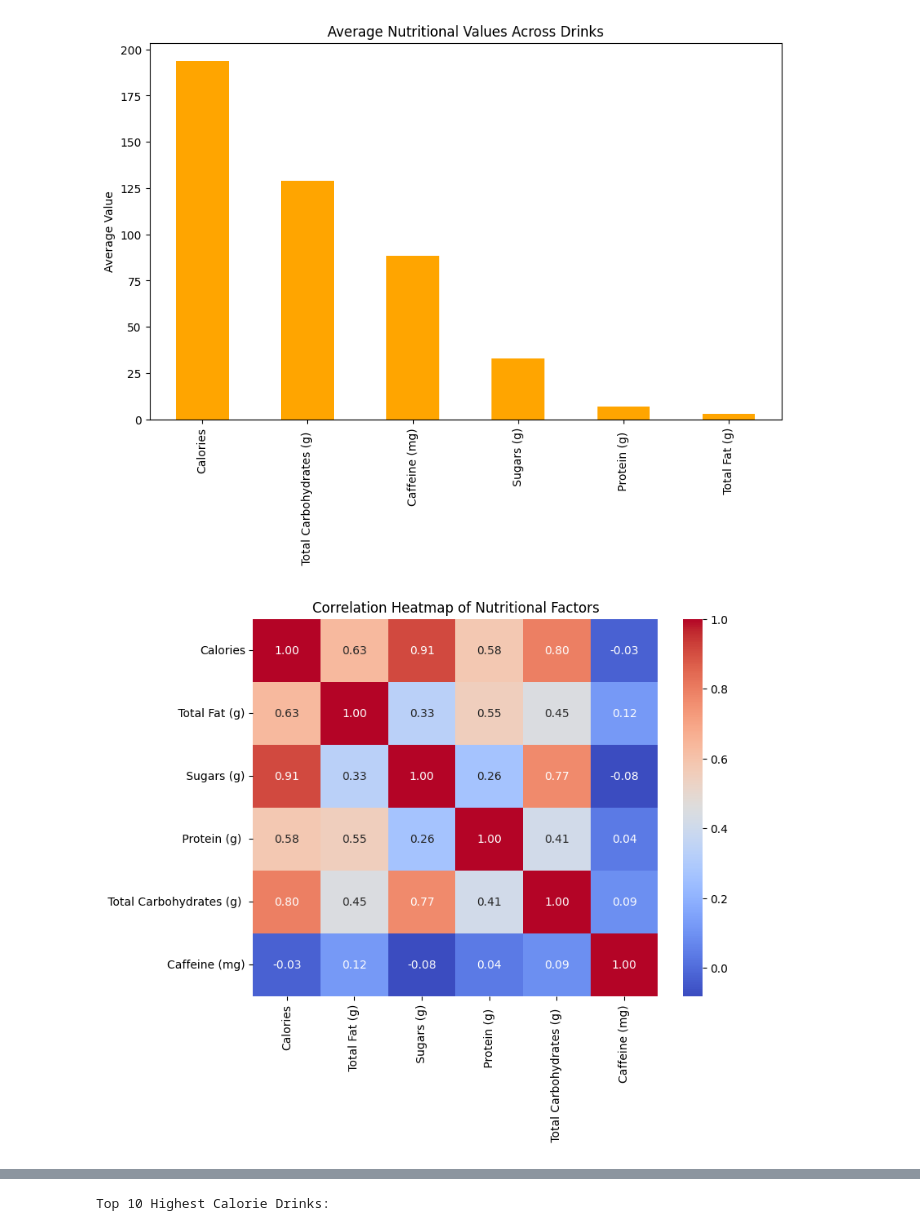
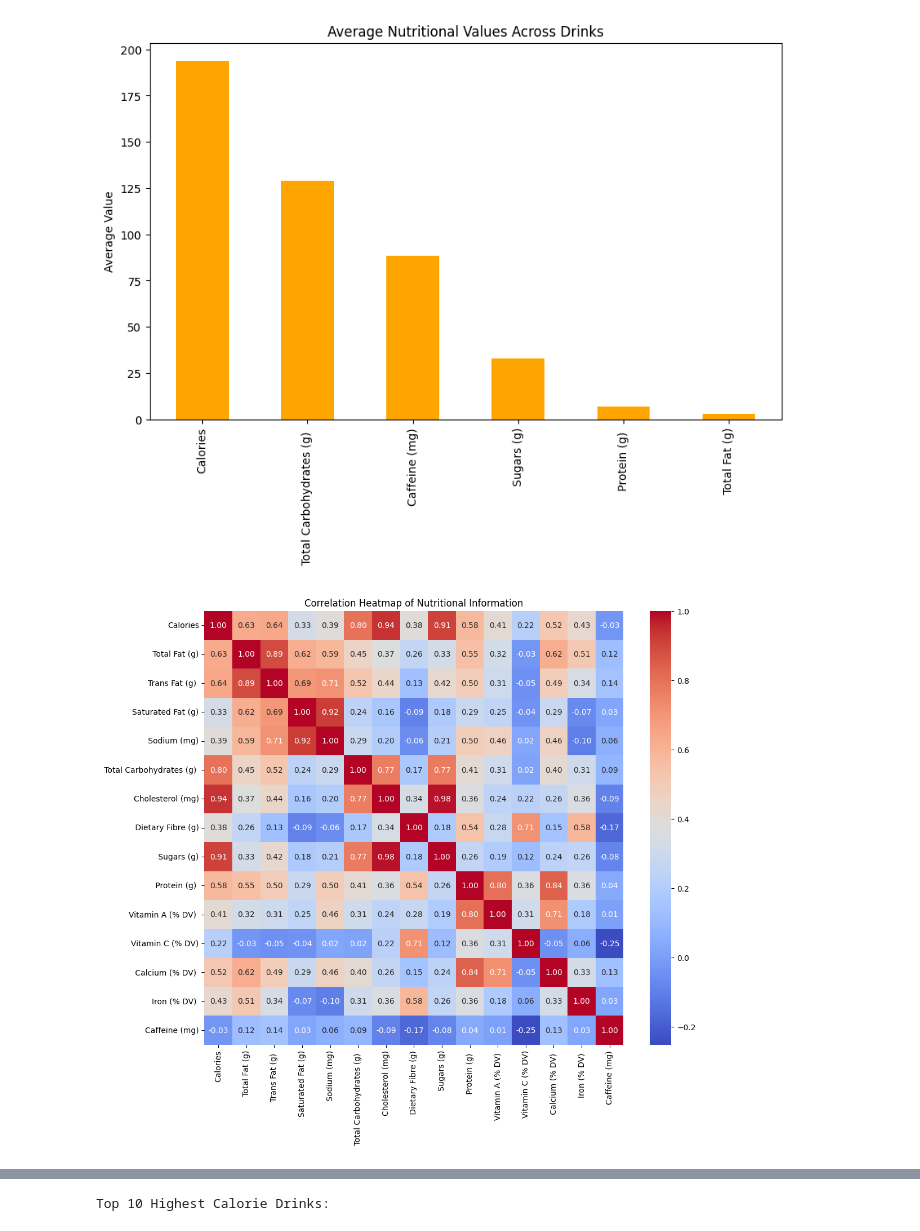
Before and after one commit to SREEVIBU/STARBURGS, a Jupyter notebook: starbugs.ipynb, the cells around one changed output, grey strips where cells are left out. Drawn from its saved outputs; the diff is of its cells as text; code cells hidden in the pictures.

```diff
--- a/starbugs.ipynb
+++ b/starbugs.ipynb
@@ -204,0 +343,6 @@ dtype: int64
+# %%
+pt = PowerTransformer(method='yeo-johnson')
+df['Vitamin A (% DV)_normal'] = pt.fit_transform(df[['Vitamin A (% DV) ']])
+sns.histplot(x='Vitamin A (% DV)_normal',data=df,kde=True)
+skew=df['Vitamin A (% DV)_normal'].skew()
+print(skew)
@@ -204,0 +361,6 @@ dtype: int64
+# %%
+pt = PowerTransformer(method='yeo-johnson')
+df['Calcium (% DV)_normal'] = pt.fit_transform(df[[' Calcium (% DV) ']])
+sns.histplot(x='Calcium (% DV)_normal',data=df,kde=True)
+skew=df['Calcium (% DV)_normal'].skew()
+print(skew)
@@ -204,0 +379,6 @@ dtype: int64
+# %%
+pt = PowerTransformer(method='yeo-johnson')
+df['Iron (% DV)_normal'] = pt.fit_transform(df[['Iron (% DV) ']])
+sns.histplot(x='Iron (% DV)_normal',data=df,kde=True)
+skew=df['Iron (% DV)_normal'].skew()
+print(skew)
@@ -204,0 +397,6 @@ dtype: int64
+# %%
+pt = PowerTransformer(method='yeo-johnson')
+df['Caffeine (mg)_normal'] = pt.fit_transform(df[['Caffeine (mg)']])
+sns.histplot(x='Caffeine (mg)_normal',data=df,kde=True)
+skew=df['Caffeine (mg)_normal'].skew()
+print(skew)
@@ -218,9 +429,15 @@ plt.show()
 # %% [output]
 [figure]
 # %%
-plt.figure(figsize=(8,6))
-sns.heatmap(df[numeric_cols].corr(), annot=True, cmap='coolwarm', fmt=".2f")
-plt.title("Correlation Heatmap of Nutritional Factors")
+numeric_cols = ['Calories', ' Total Fat (g)', 'Trans Fat (g) ', 'Saturated Fat (g)', ' Sodium (mg)',
+       ' Total Carbohydrates (g) ', 'Cholesterol (mg)', ' Dietary Fibre (g)',
+       ' Sugars (g)', ' Protein (g) ', 'Vitamin A (% DV) ', 'Vitamin C (% DV)',
+       ' Calcium (% DV) ', 'Iron (% DV) ', 'Caffeine (mg)',]
+
+plt.figure(figsize=(12, 10))
+sns.heatmap(df[numeric_cols].corr(),
+            annot=True, cmap="coolwarm", fmt=".2f")
+plt.title("Correlation Heatmap of Nutritional Information")
 plt.show()
 # %% [output]
-[figure, old version]
+[figure, new version]
```
Also changed, not shown: parts of 25 cells of this notebook, 1 other file.
